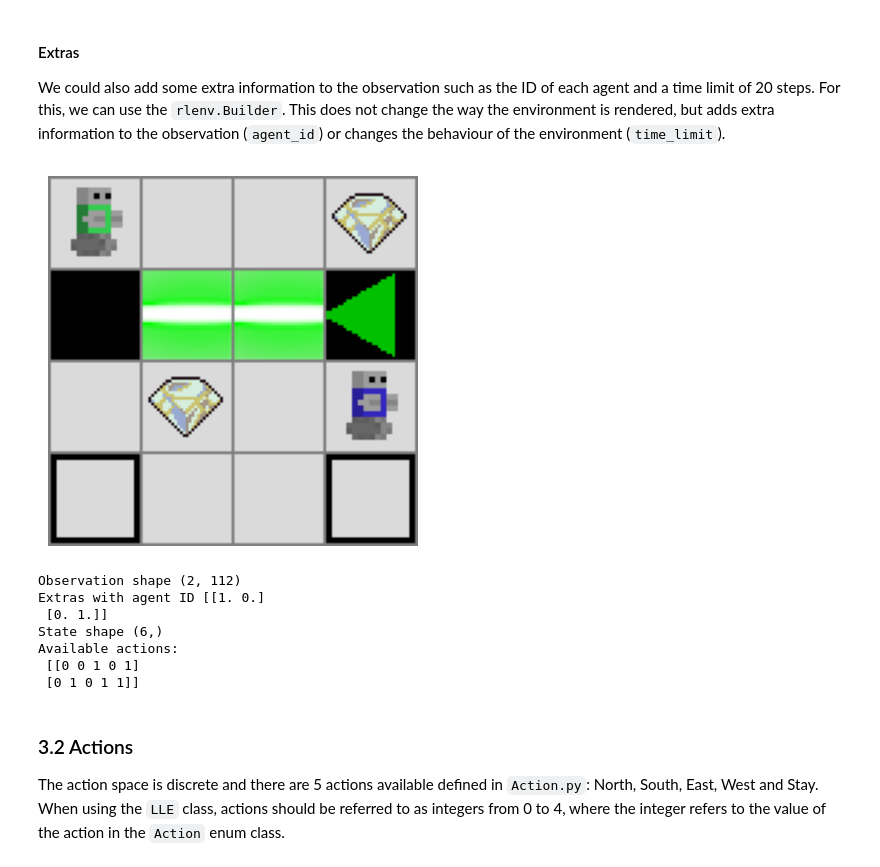
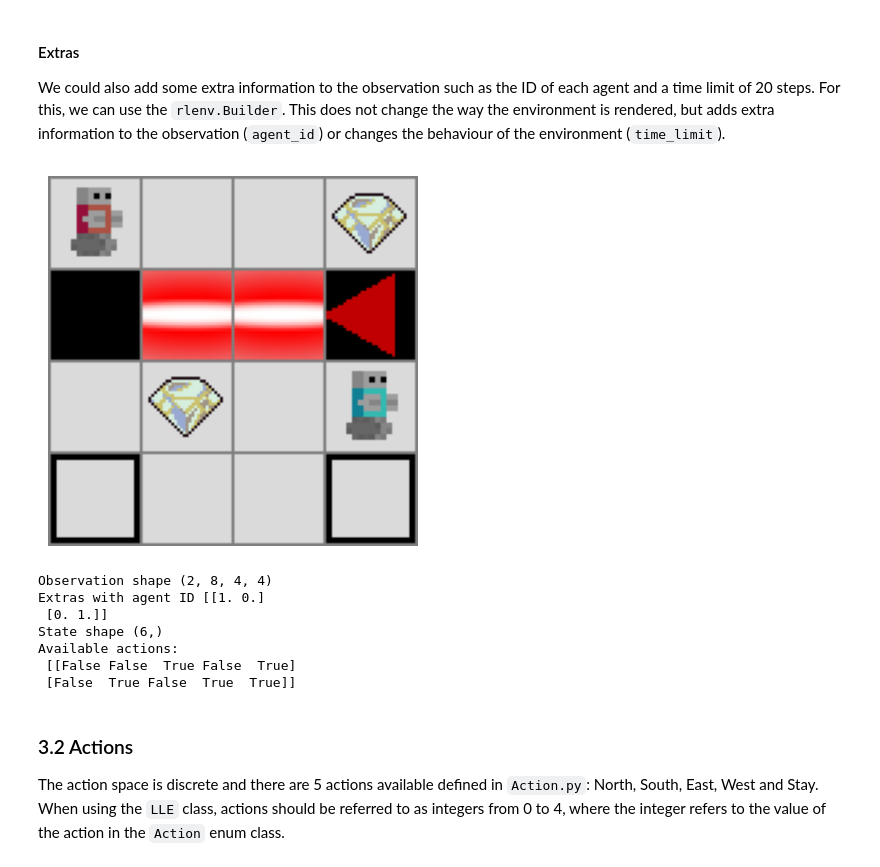
Before and after one commit to yamoling/lle, a Jupyter notebook: docs/tutorials/lle_env_introduction.ipynb, the cells around one changed output. Saved outputs shown, nothing was run; the diff lists cells and outputs as text; code cells hidden in the pictures.

```diff
--- a/docs/tutorials/lle_env_introduction.ipynb
+++ b/docs/tutorials/lle_env_introduction.ipynb
@@ -31,10 +30,12 @@ LLE defines standard levels from 1 to 6 that can be loaded with `LLE.level(n)`.
 # %%
-def display(env: LLE):
+from marlenv import MARLEnv
+
+def display(env: MARLEnv):
     plt.imshow(env.render("rgb_array"))
     plt.axis('off')
     plt.show()
 
 for lvl in [4, 5, 6]:
-    env = LLE.level(lvl)
+    env = LLE.level(lvl).single_objective()
     display(env)
 # %% [output]
@@ -84,34 +85,34 @@ Available actions:
 #### Extras
 We could also add some extra information to the observation such as the ID of each agent and a time limit of 20 steps. For this, we can use the `rlenv.Builder`. This does not change the way the environment is rendered, but adds extra information to the observation (`agent_id`) or changes the behaviour of the environment (`time_limit`).
 # %%
-import rlenv
+import marlenv
 
-env = (rlenv.Builder(LLE.from_str(
+env = (marlenv.Builder(LLE.from_str(
     """
 S0 . . G
  @ . . L0W
  . G . S1
  X . . X
 """
-    ))
+    ).single_objective())
     .agent_id()
     .time_limit(5)
     .build())
 display(env)
 obs = env.reset()
 print("Observation shape", obs.data.shape)
 print("Extras with agent ID", obs.extras)
 print("State shape", obs.state.shape)
 print("Available actions:\n", obs.available_actions)
 # %% [output]
-[figure, old version]
+[figure, new version]
-Observation shape (2, 112)
+Observation shape (2, 8, 4, 4)
 Extras with agent ID [[1. 0.]
  [0. 1.]]
 State shape (6,)
 Available actions:
- [[0 0 1 0 1]
- [0 1 0 1 1]]
+ [[False False  True False  True]
+ [False  True False  True  True]]
 # %% [markdown]
 ### 3.2 Actions
 The action space is discrete and there are 5 actions available defined in `Action.py`: North, South, East, West and Stay.
```
Also changed, not shown: parts of 7 cells of this notebook, 1 other file.
